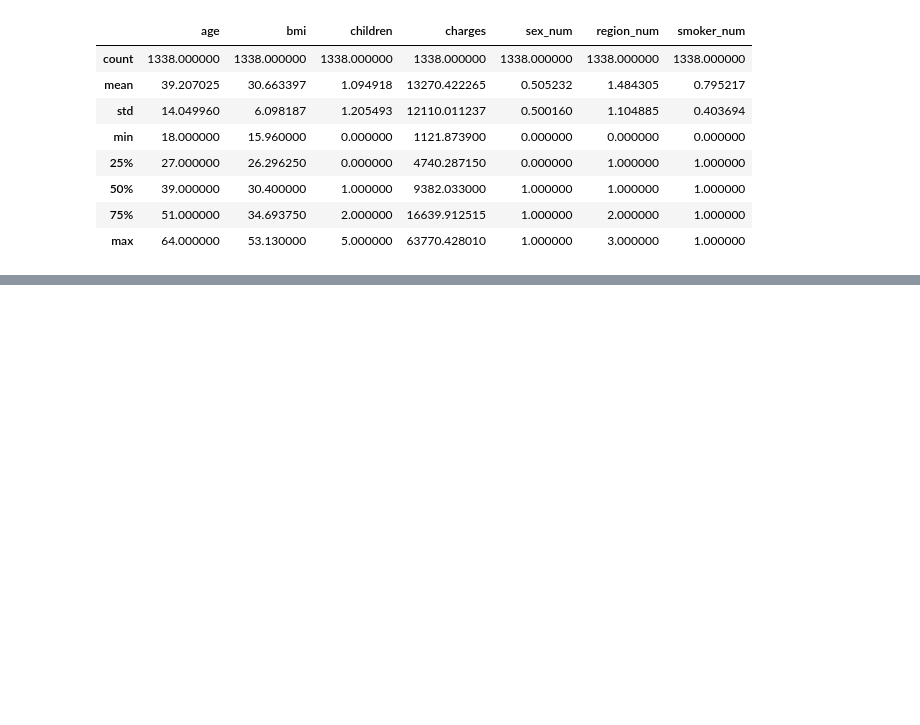
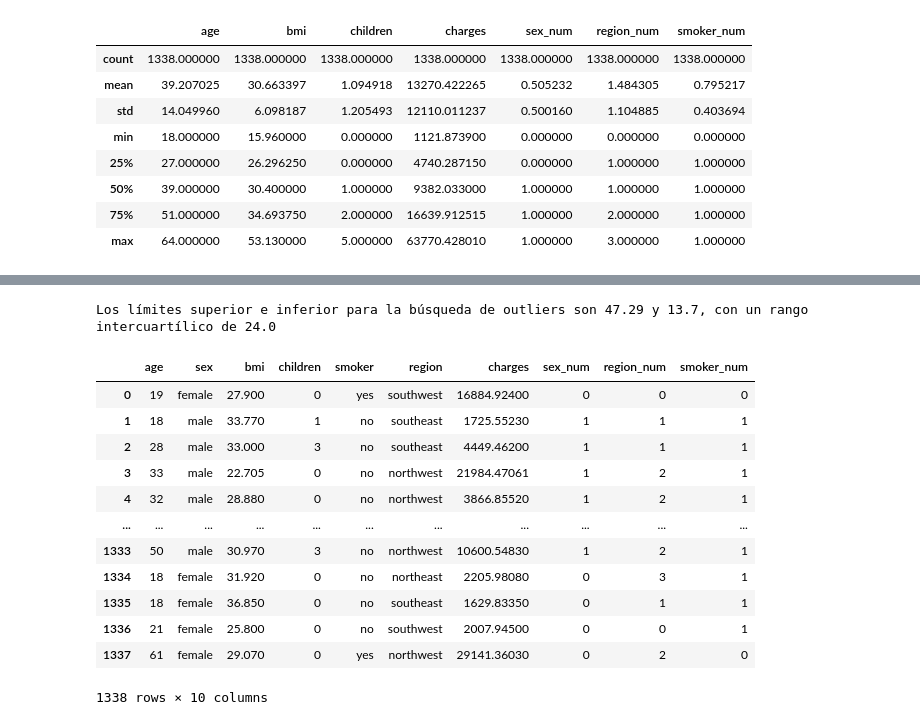
Before and after one commit to Valenfrc/regresi-n_lineal, a Jupyter notebook: src/explore.ipynb, the cells around one changed output, grey strips where cells are left out. Cells and saved outputs as stored; diff of their text form; code cells hidden in the pictures; blank space fills up the shorter version.

```diff
--- a/src/explore.ipynb
+++ b/src/explore.ipynb
@@ -283,0 +321,25 @@ plt.show()
+# %%
+bmi_iqr = bmi_stats["75%"] - bmi_stats["25%"]
+upper_limit = bmi_stats["75%"] + 1.5 * bmi_iqr
+lower_limit = bmi_stats["25%"] - 1.5 * bmi_iqr
+
+print(f"Los límites superior e inferior para la búsqueda de outliers son {round(upper_limit, 2)} y {round(lower_limit, 2)}, con un rango intercuartílico de {round(age_iqr, 2)}")
+# %% [output]
+Los límites superior e inferior para la búsqueda de outliers son 47.29 y 13.7, con un rango intercuartílico de 24.0
+# %%
+df[(df["age"] > 64) | (df['bmi']>35)]
+df
+# %% [output]
+|  | age | sex | bmi | children | smoker | region | charges | sex_num | region_num | smoker_num |
+| 0 | 19 | female | 27.900 | 0 | yes | southwest | 16884.92400 | 0 | 0 | 0 |
+| 1 | 18 | male | 33.770 | 1 | no | southeast | 1725.55230 | 1 | 1 | 1 |
+| 2 | 28 | male | 33.000 | 3 | no | southeast | 4449.46200 | 1 | 1 | 1 |
+| 3 | 33 | male | 22.705 | 0 | no | northwest | 21984.47061 | 1 | 2 | 1 |
+| 4 | 32 | male | 28.880 | 0 | no | northwest | 3866.85520 | 1 | 2 | 1 |
+| ... | ... | ... | ... | ... | ... | ... | ... | ... | ... | ... |
+| 1333 | 50 | male | 30.970 | 3 | no | northwest | 10600.54830 | 1 | 2 | 1 |
+| 1334 | 18 | female | 31.920 | 0 | no | northeast | 2205.98080 | 0 | 3 | 1 |
+| 1335 | 18 | female | 36.850 | 0 | no | southeast | 1629.83350 | 0 | 1 | 1 |
+| 1336 | 21 | female | 25.800 | 0 | no | southwest | 2007.94500 | 0 | 0 | 1 |
+| 1337 | 61 | female | 29.070 | 0 | yes | northwest | 29141.36030 | 0 | 2 | 0 |
+1338 rows × 10 columns
```
Also changed, not shown: parts of 11 cells of this notebook, 2 other files.
